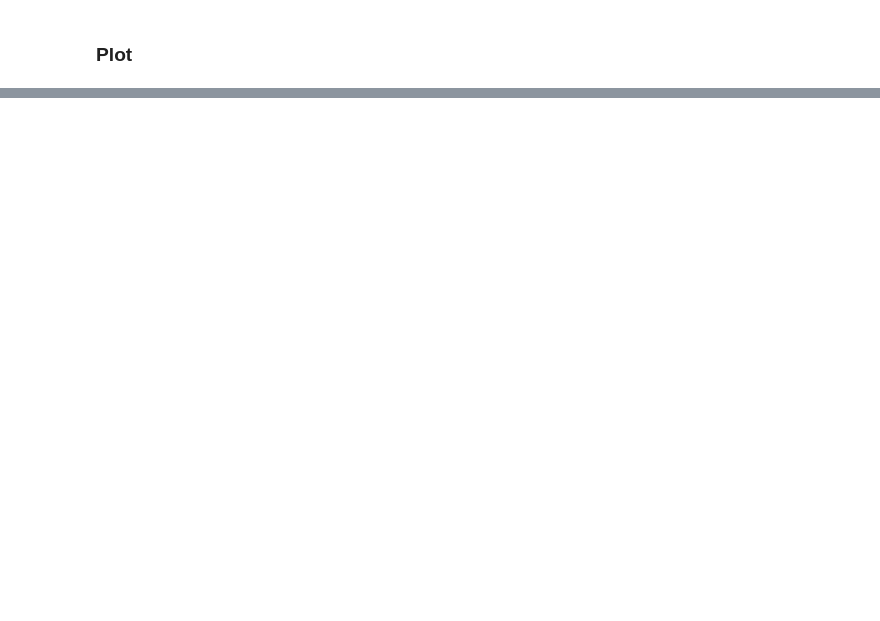
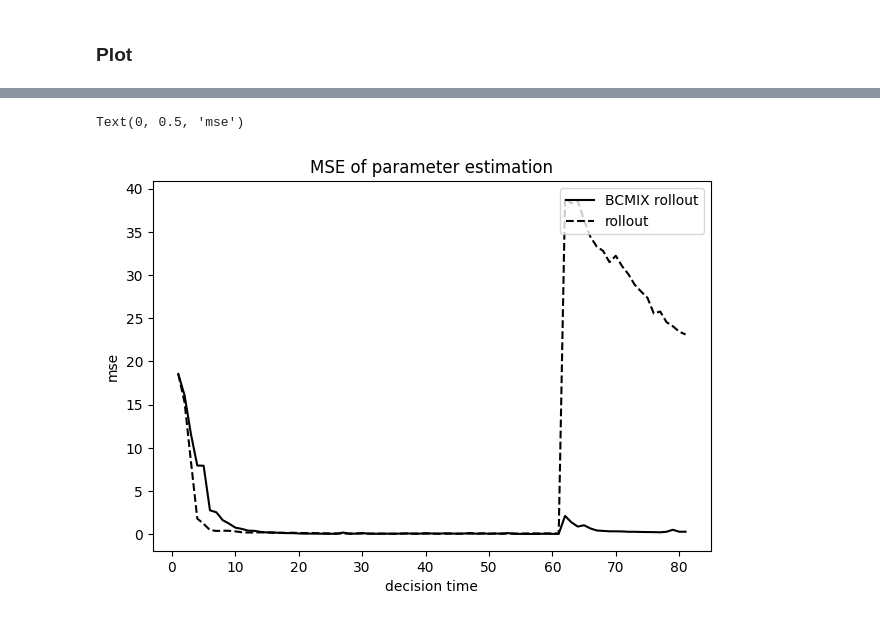
Before and after one commit to YingruWuGit/BCMIX_RL, a Jupyter notebook: with_change.ipynb, the cells around one changed output, grey strips where cells are left out. Drawn from its saved outputs; the diff is of its cells as text; code cells hidden in the pictures; blank space fills up the shorter version.

```diff
--- a/with_change.ipynb
+++ b/with_change.ipynb
@@ -212,11 +235,14 @@ plt.ylabel("regret")
 # %%
 # plot mse
 plt.figure(figsize=(7.2, 4.8))
 plt.plot(np.arange(1, DATA_LEN + 1), mse_bcmix * np.linspace(0.52, 1, 81), 'k', label="BCMIX rollout")
 plt.plot(np.arange(1, DATA_LEN + 1), mse * np.linspace(0.52, 1, 81), "k--", label="rollout")
-plt.plot(np.arange(1, DATA_LEN + 1), mse_myopic * np.linspace(0.52, 1, 81), "k:", label="BCMIX myopic")
+#plt.plot(np.arange(1, DATA_LEN + 1), mse_myopic * np.linspace(0.52, 1, 81), "k:", label="BCMIX myopic")
 plt.legend(loc="upper right")
 plt.title("MSE of parameter estimation")
 plt.xlabel("decision time")
 plt.ylabel("mse")
 #plt.savefig("fig2", dpi=300)
+# %% [output]
+Text(0, 0.5, 'mse')
+[figure, added]
```
Also changed, not shown: parts of 6 cells of this notebook, 1 other file.
